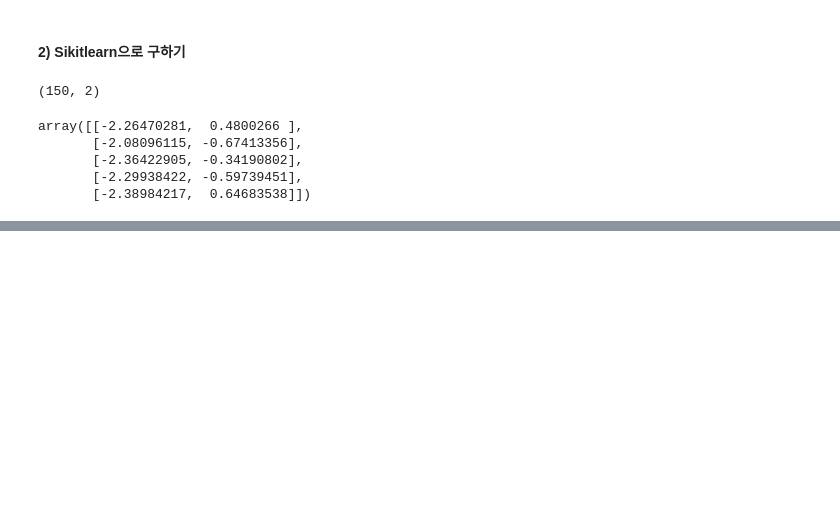
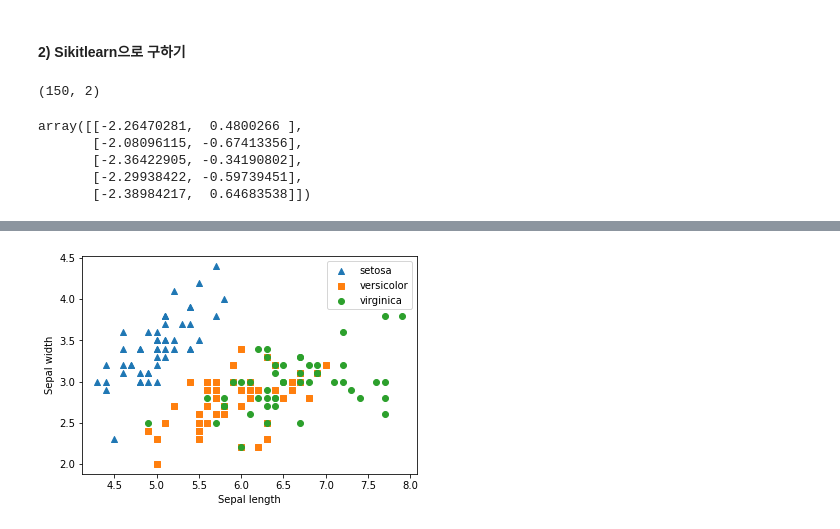
Before and after one commit to Wootae94/MachineLearning-2020, a Jupyter notebook: 05.차원축소/01_PCA.ipynb, the cells around one changed output, grey strips where cells are left out. Saved outputs shown, nothing was run; the diff lists cells and outputs as text; code cells hidden in the pictures; blank space fills up the shorter version.

```diff
--- a/05.차원축소/01_PCA.ipynb
+++ b/05.차원축소/01_PCA.ipynb
@@ -113,0 +127,18 @@ array([[-2.26470281,  0.4800266 ],
+# %%
+iris_df['species'] = iris.target
+# setosa는 세모, versicolor는 네모, virginica는 동그라미로 표현
+markers=['^','s','o']
+
+# setosa의 target 값은 0, versicolor는 1, virginica는 2
+# 각 target 별로 다른 shape으로 scatter plot
+for i, marker in enumerate(markers):
+    x_axis_data = iris_df[iris_df['species']==i]['Sepal length']
+    y_axis_data = iris_df[iris_df['species']==i]['Sepal width']
+    plt.scatter(x_axis_data, y_axis_data, marker=marker,
+                label=iris.target_names[i])
+plt.legend()
+plt.xlabel('Sepal length')
+plt.ylabel('Sepal width')
+plt.show()
+# %% [output]
+[figure, added]
```
Also changed, not shown: parts of 13 cells of this notebook, 12 other files.
